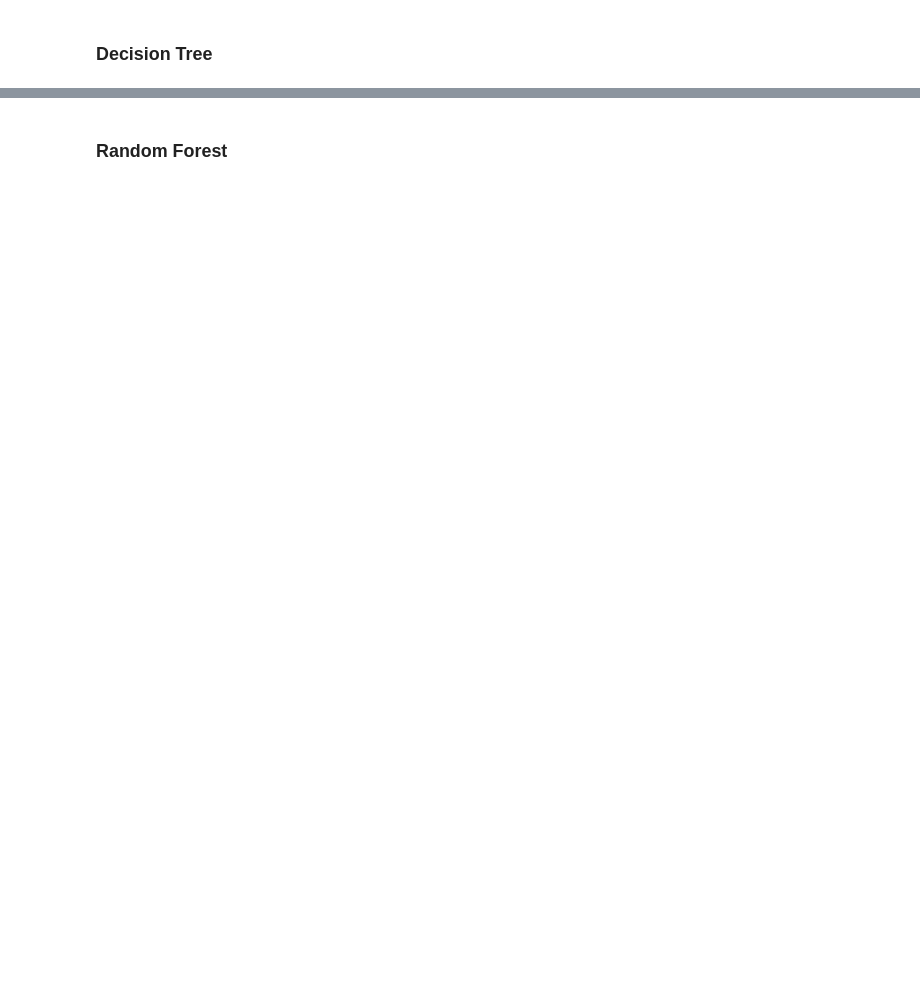
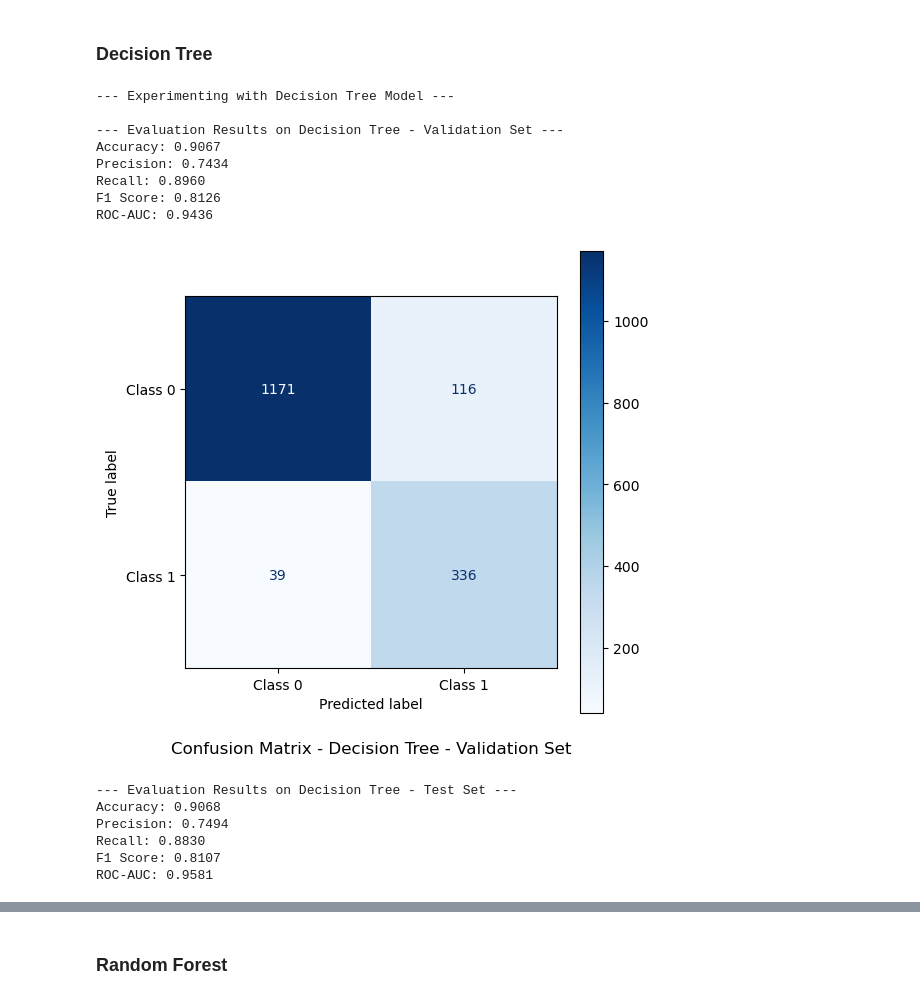
Before and after one commit to trieuhaivo/cap5771-project, a Jupyter notebook: t06_code.ipynb, the cells around one changed output, grey strips where cells are left out. Cells and saved outputs as stored; diff of their text form; code cells hidden in the pictures; blank space fills up the shorter version.

```diff
--- a/t06_code.ipynb
+++ b/t06_code.ipynb
@@ -728,2 +796,37 @@ Class 0: 10296 samples (50.00%)
 # %% [markdown]
 ### Decision Tree
+# %%
+print("\n--- Experimenting with Decision Tree Model ---")
+
+# 1. Initialize the Decision Tree model
+# Limit the maximum depth (max_depth) to control overfitting
+dt_model = DecisionTreeClassifier(
+    max_depth=8, # Experiment with a smaller depth (e.g., 8)
+    random_state=42
+)
+
+# 2. Train the model
+# Train on the class-balanced set (X_train_resampled)
+dt_model.fit(X_train_resampled, y_train_resampled)
+
+# 3. Evaluate on the Validation set
+evaluate_model(dt_model, X_val_processed_df, y_val, "Decision Tree - Validation Set")
+
+# 4. Evaluate on the Test set
+evaluate_model(dt_model, X_test_processed_df, y_test, "Decision Tree - Test Set")
+# %% [output]
+--- Experimenting with Decision Tree Model ---
+
+--- Evaluation Results on Decision Tree - Validation Set ---
+Accuracy: 0.9067
+Precision: 0.7434
+Recall: 0.8960
+F1 Score: 0.8126
+ROC-AUC: 0.9436
+[figure, added]
+--- Evaluation Results on Decision Tree - Test Set ---
+Accuracy: 0.9068
+Precision: 0.7494
+Recall: 0.8830
+F1 Score: 0.8107
+ROC-AUC: 0.9581
```
Also changed, not shown: parts of 30 cells of this notebook.
